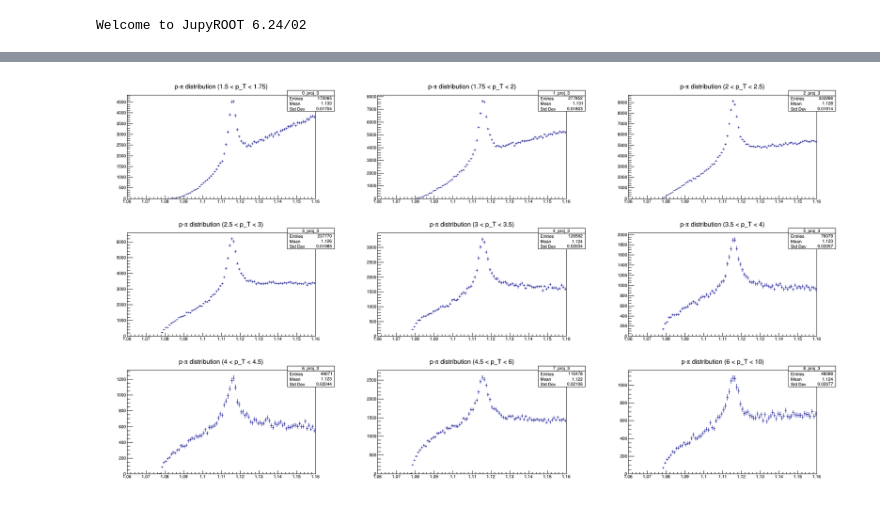
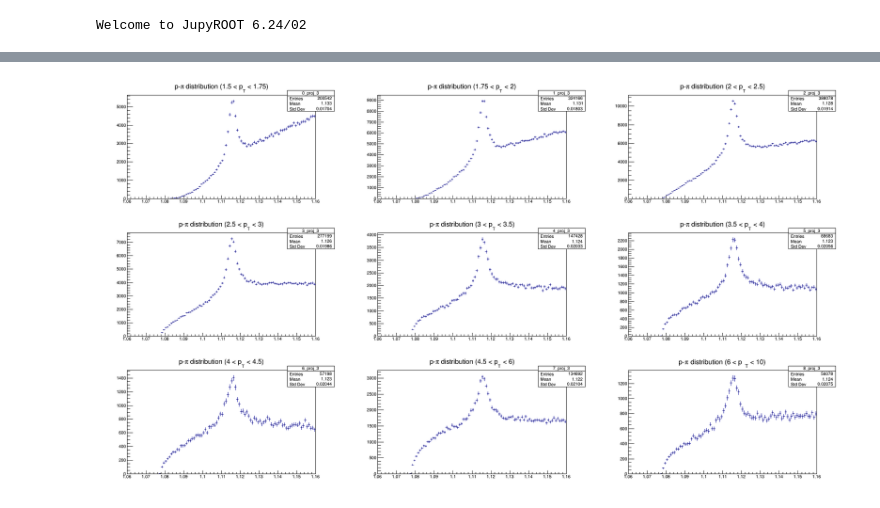
Before and after one commit to rhanniga/lambda-over-hadron, a Jupyter notebook: data/offline/gauss_mass_fit.ipynb, the cells around one changed output, grey strips where cells are left out. Cells and saved outputs as stored; diff of their text form; code cells hidden in the pictures.

```diff
--- a/data/offline/gauss_mass_fit.ipynb
+++ b/data/offline/gauss_mass_fit.ipynb
@@ -3,7 +3,8 @@ import ROOT as rt
 # %% [output]
 Welcome to JupyROOT 6.24/02
 # %%
-input_file = rt.TFile("../online/output/MassOut.root")
+# input_file = rt.TFile("../online/output/MassOut.root")
+input_file = rt.TFile("../online/AnalysisResults.root")
 input_list = input_file.Get("h-lambda")
 c = rt.TCanvas("main")
 # %%
@@ -25,7 +26,7 @@ for i in range(len(pt_ranges)-1):
     #clone_triggered_single_dist.Projection(3).SetTitle(f"p-#pi distribution ({pt_ranges[i]} < p_T < {pt_ranges[i+1]})")
     test = clone_triggered_single_dist.Clone(f"{i}").Projection(3)
     test.Sumw2()
-    test.SetTitle(f"p-#pi distribution ({pt_ranges[i]} < p_{T} < {pt_ranges[i+1]})")
+    test.SetTitle(f"p-#pi distribution ({pt_ranges[i]} < p_{{T}} < {pt_ranges[i+1]})")
     test.Draw()
     big_c.Draw()
 # %% [output]
@@ -33,4 +35,4 @@ Warning in <TCanvas::Constructor>: Deleting canvas with same name: big_c
-[figure, old version]
+[figure, new version]
 # %%
 single_dist.GetAxis(0).SetRangeUser(2, 4)
 triggered_single_dist.GetAxis(0).SetRangeUser(3.5, 4)
```
Also changed, not shown: parts of 3 cells of this notebook.
